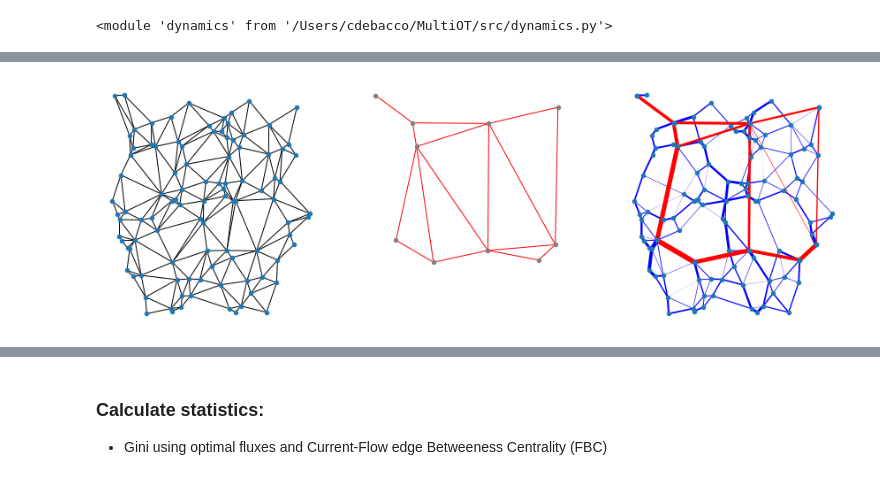
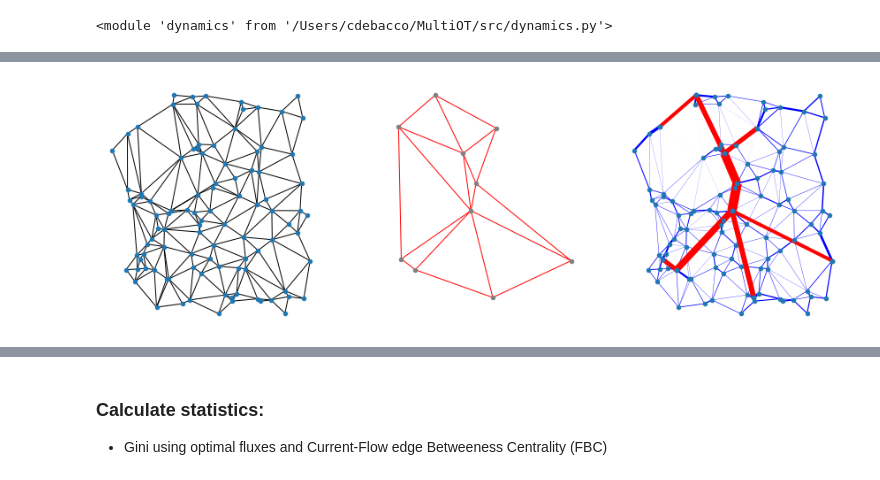
Before and after one commit to cdebacco/MultiOT, a Jupyter notebook: src/usage_example_synthetic_network.ipynb, the cells around one changed output, grey strips where cells are left out. Cells and saved outputs as stored; diff of their text form; code cells hidden in the pictures.

```diff
--- a/src/usage_example_synthetic_network.ipynb
+++ b/src/usage_example_synthetic_network.ipynb
@@ -25,13 +25,13 @@ def flt(x,d=2):
 # %%
 prng = np.random.RandomState(10)
 # %%
-p = 0.8 # determines the source matrix
+p = 0.2 # determines the source matrix
 alpha = 0.2 # determines the weigths on layer 2
-beta0 = 1.0 # beta on layer 1
-beta1 = 1.0 # beta on layer 2
+beta0 = 0.5 # beta on layer 1
+beta1 = 1.5 # beta on layer 2
 
-seedG = 10 # random seed to generate the network
-seedF =  10 # random seed to generate the sources (origin-destination matrix)
+seedG = 14 # random seed to generate the network
+seedF =  39 # random seed to generate the sources (origin-destination matrix)
 seed_dyn = seedG + seedF
 
 N_real = 5
@@ -170,9 +170,11 @@ importlib.reload(tl)
 # %%
+outfigure = '../images/example1'
 G_plot = tl.plot_results(G,H,graph,opttdens, optpot,optflux, length, flag_trim = False,  ns = 20,
                  wl = False ,w0 = .2, edge_width = 'linear',figsize = (15, 5),tau = None,
+                         outfigure=outfigure,
                  colors_map = {0:'b',1:'r',2:'g',3:'magenta','inter':'black','inter-super':'black'})
 # %% [output]
-[figure, old version]
+[figure, new version]
 # %%
 importlib.reload(tl)
 # %% [output]
```
Also changed, not shown: parts of 8 cells of this notebook, 2 other files.
